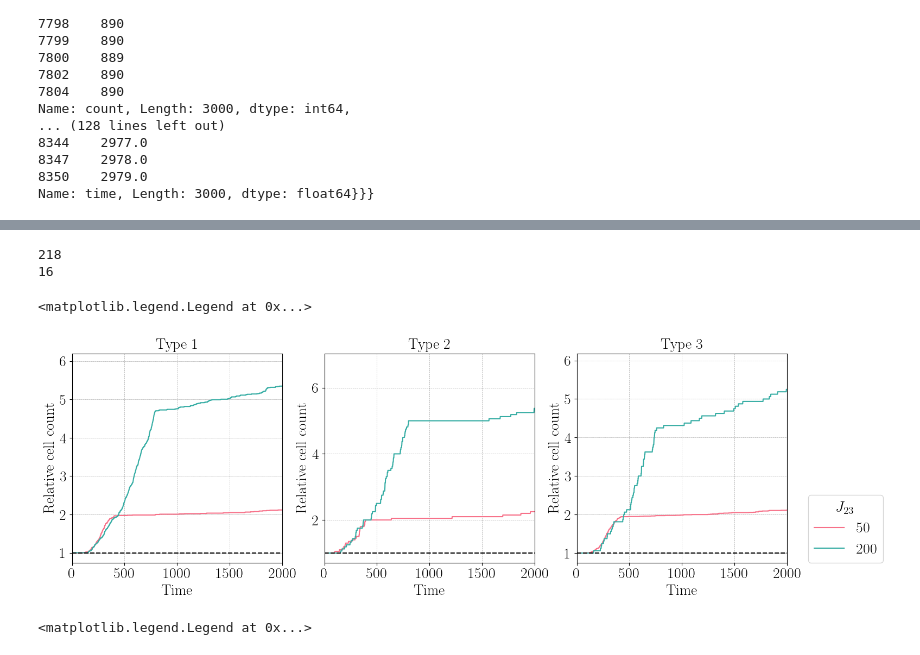
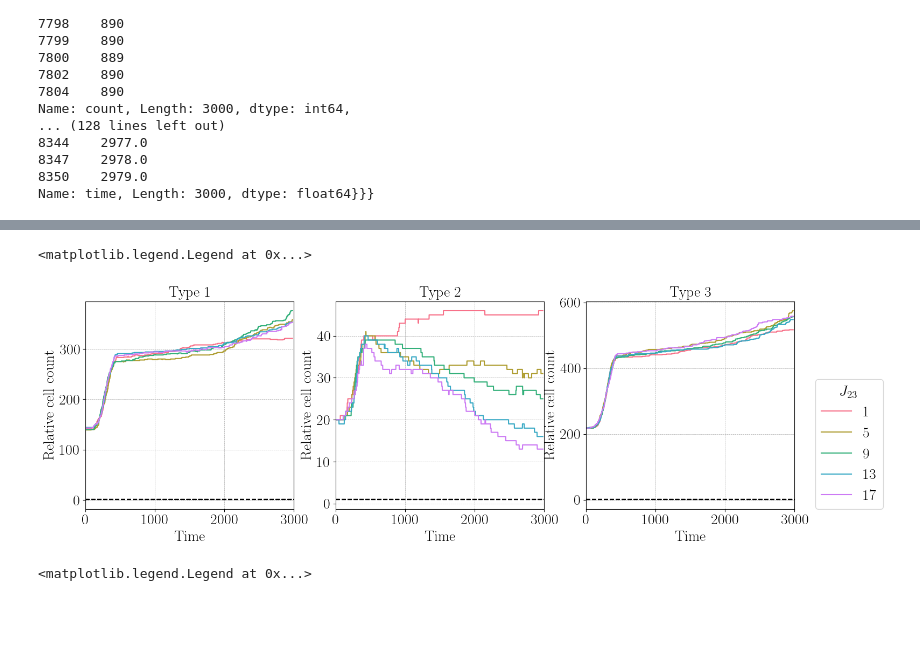
Before and after one commit to paololapo/CellCompetition-HybridCPM, a Jupyter notebook: Data/Files/SimpleAnalysis.ipynb, the cells around one changed output, grey strips where cells are left out. Cells and saved outputs as stored; diff of their text form; code cells hidden in the pictures; blank space fills up the shorter version.

```diff
--- a/Data/Files/SimpleAnalysis.ipynb
+++ b/Data/Files/SimpleAnalysis.ipynb
@@ -16,11 +16,11 @@ Using paper style
 # %%
 # values = [0.4, 0.8, 1.2, 2, 2.5]
 # stiffness = {}
-values = [50, 200]
-gap  = {}
+values = [1, 5, 9, 13, 17]
+J23  = {}
 
 for v in values:
-    df = pd.read_csv('./ScanGap_2_' + str(v))
+    df = pd.read_csv('./ScanJ23_' + str(v))
     df = df.groupby(['time', 'cell_type']).size().reset_index(name='count')
 
     res = {}
@@ -29,9 +29,9 @@ for v in values:
         count = df[df['cell_type'] == c]['count']
         res["Type"+str(c)] = {"time": time, "count": count}
 
-    gap[v] = res
+    J23[v] = res
 # %%
-with open('../Results/scan_J23_highD.pkl', 'wb') as f:
+with open('../Results/scan_J23.pkl', 'wb') as f:
     pkl.dump(J23, f)
 # %%
 from pprint import pprint
@@ -57,7 +57,7 @@ Name: time, Length: 3000, dtype: float64}}}
 # %%
 # Preliminary plot
 fig, ax = plt.subplots(1, 3, figsize=(15, 5))
-data = gap.copy()
+data = J23.copy()
 data_legend = ""
 
 for v in data.keys():
@@ -95,6 +98,6 @@ for v in data.keys():
 # %%
 # When it's needed a plot with three cell types
-with open('../Results/scan_J23_highD.pkl', 'rb') as f:
+with open('../Results/scan_J23.pkl', 'rb') as f:
     data = pkl.load(f)
 
 fig, ax = plt.subplots(1, 3, figsize=(17, 5))
@@ -103,7 +106,7 @@ fig, ax = plt.subplots(1, 3, figsize=(17, 5))
 data_legend = r"$J_{23}$"
 
 fontsize=20
-xlim = 2000
+xlim = 3000
 colors = sns.color_palette("Set2", len(data.keys())) # Mechanical competition
 colors = sns.color_palette("husl", len(data.keys())) # Biochemical competition
 
@@ -111,55 +114,52 @@ for i, v in enumerate(data.keys()):
     c1 = data[v]["Type1"]["count"].iloc[0]
     c2 = data[v]["Type2"]["count"].iloc[0]
     c3 = data[v]["Type3"]["count"].iloc[0]
-    print(c3)
     v_lab = v
 
     time = data[v]["Type1"]["time"]
     count = data[v]["Type1"]["count"]
-    count = count / count.iloc[0]
+    #count = count / count.iloc[0]
     ax[0].plot(time, count, label=v_lab, color=colors[i])
     ax[0].set_title("Type 1", fontsize=fontsize)
     ax[0].legend(title=data_legend)
     ax[0].set_xlabel("Time", fontsize=fontsize)
     ax[0].set_ylabel("Relative cell count", fontsize=fontsize)
     ax[0].set_xlim(0, xlim)
-    ax[0].hlines(1, 0, xlim, "black", "--")
+    #ax[0].hlines(1, 0, xlim, "black", "--")
     ax[0].grid(True, linestyle='--', linewidth=0.5, alpha=0.7, color='gray')
     ax[0].tick_params(axis='both', which='major', labelsize=fontsize)
     ax[0].tick_params(axis='both', which='minor', labelsize=fontsize)
 
     time = data[v]["Type2"]["time"]
     count = data[v]["Type2"]["count"]
-    count = count / count.iloc[0]
+    #count = count / count.iloc[0]
     ax[1].plot(time, count, label=v, color=colors[i])
     ax[1].set_title("Type 2", fontsize=fontsize)
     ax[1].set_xlabel("Time", fontsize=fontsize)
     ax[1].set_ylabel("Relative cell count", fontsize=fontsize)
     ax[1].set_xlim(0, xlim)
-    ax[1].hlines(1, 0, xlim, "black", "--")
+    #ax[1].hlines(1, 0, xlim, "black", "--")
     ax[1].grid(True, linestyle='--', linewidth=0.5, alpha=0.7, color='gray')
     ax[1].tick_params(axis='both', which='major', labelsize=fontsize)
     ax[1].tick_params(axis='both', which='minor', labelsize=fontsize)
 
     time = data[v]["Type3"]["time"]
     count = data[v]["Type3"]["count"]
-    count = count / count.iloc[0]
+    #count = count / count.iloc[0]
     ax[2].plot(time, count, label=v, color=colors[i])
     ax[2].set_title("Type 3", fontsize=fontsize)
     ax[2].set_xlabel("Time", fontsize=fontsize)
     ax[2].set_ylabel("Relative cell count", fontsize=fontsize)
     ax[2].set_xlim(0, xlim)
-    ax[2].hlines(1, 0, xlim, "black", "--")
+    #ax[2].hlines(1, 0, xlim, "black", "--")
     ax[2].grid(True, linestyle='--', linewidth=0.5, alpha=0.7, color='gray')
     ax[2].tick_params(axis='both', which='major', labelsize=fontsize)
     ax[2].tick_params(axis='both', which='minor', labelsize=fontsize)
 
 
 ax[0].legend(title=data_legend, loc=[3.5, 0], ncols=1,
              fontsize=fontsize, title_fontsize=fontsize)
 # %% [output]
-218
-16
+<matplotlib.legend.Legend at 0x...>
-<matplotlib.legend.Legend at 0x...>
-[figure, old version]
+[figure, new version]
 # %%
```
Also changed, not shown: parts of 2 cells of this notebook, 6 other files.
